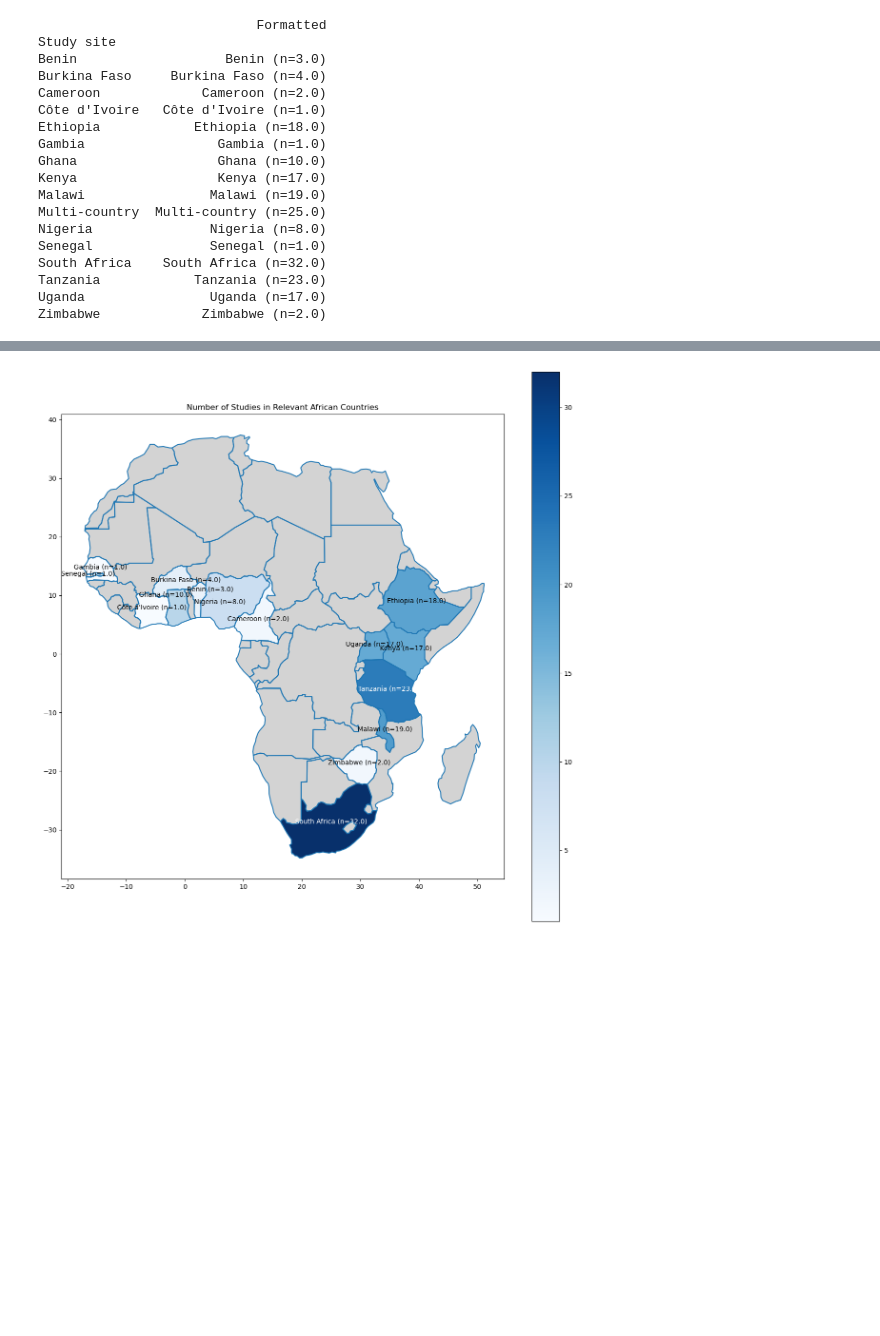
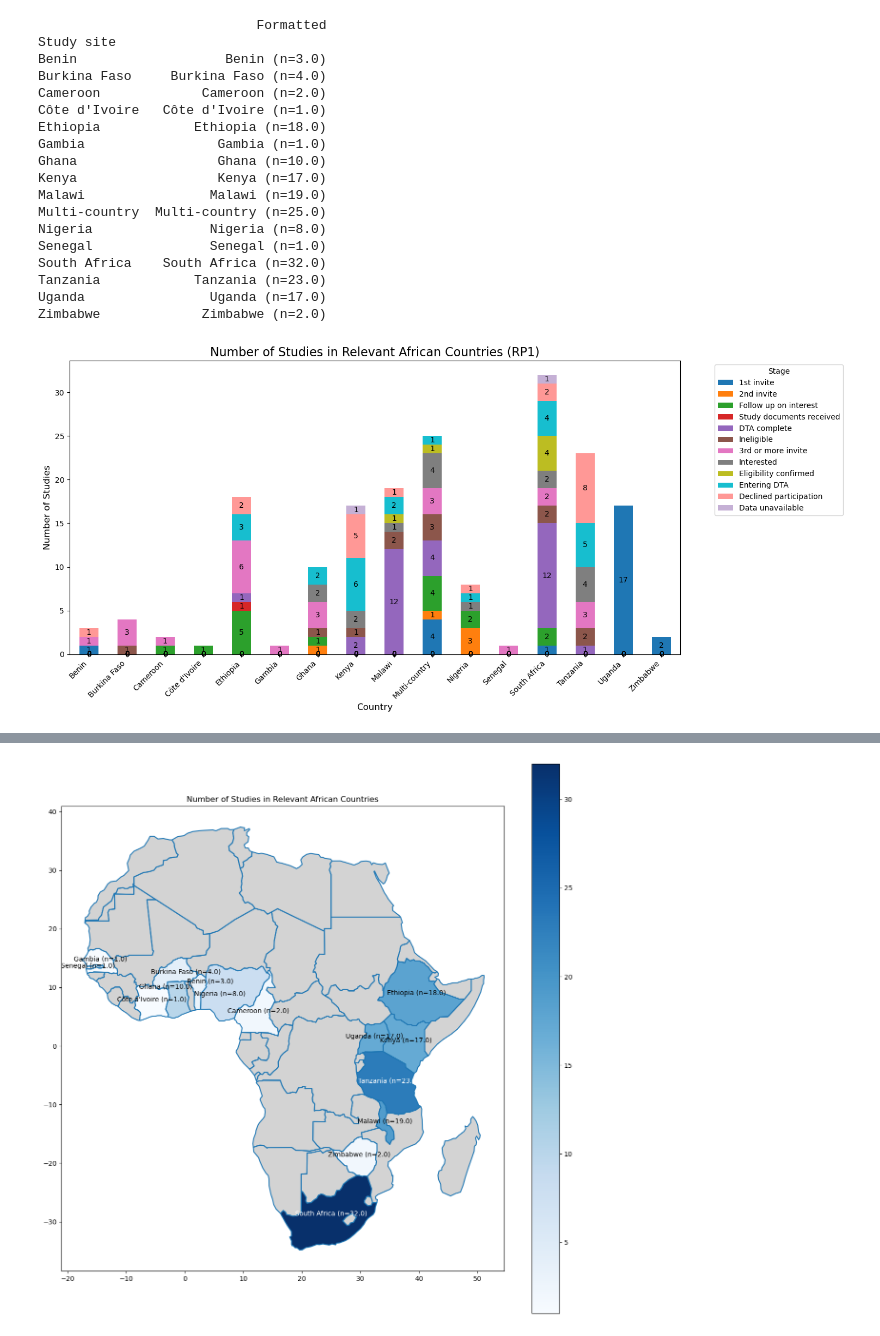
Before and after one commit to Logic06183/Heat_Project, a Jupyter notebook: RP2_report_0425.ipynb, the cells around one changed output, grey strips where cells are left out. Drawn from its saved outputs; the diff is of its cells as text; code cells hidden in the pictures; blank space fills up the shorter version.

```diff
--- a/RP2_report_0425.ipynb
+++ b/RP2_report_0425.ipynb
@@ -954,3 +421,40 @@ South Africa    South Africa (n=32.0)
 Tanzania            Tanzania (n=23.0)
 Uganda                Uganda (n=17.0)
 Zimbabwe             Zimbabwe (n=2.0)
+# %%
+import pandas as pd
+import matplotlib.pyplot as plt
+
+# Load the data from the Excel file
+file_path = 'HEAT_Tables_0517_am.xlsx'
+df_rp1_countries = pd.read_excel(file_path, sheet_name='RP1_Countries')
+
+# Create a list of stages in the correct order
+stage_order = ['1st invite', '2nd invite', 'Follow up on interest', 'Study documents received',
+               'DTA complete', 'Ineligible', '3rd or more invite', 'Interested', 'Eligibility confirmed',
+               'Entering DTA', 'Declined participation', 'Data unavailable']
+
+# Set the 'Study site' column as the index
+df_rp1_countries.set_index('Study site', inplace=True)
+
+# Plot the stacked bar chart
+ax = df_rp1_countries[stage_order].plot(kind='bar', stacked=True, figsize=(15, 7), color=[
+    '#1f77b4', '#ff7f0e', '#2ca02c', '#d62728', '#9467bd', '#8c564b', '#e377c2', '#7f7f7f',
+    '#bcbd22', '#17becf', '#ff9896', '#c5b0d5'
+])
+
+# Add the data labels
+for container in ax.containers:
+    ax.bar_label(container, label_type='center')
+
+# Set the title and labels
+plt.title('Number of Studies in Relevant African Countries (RP1)', fontsize=16)
+plt.xlabel('Country', fontsize=12)
+plt.ylabel('Number of Studies', fontsize=12)
+plt.xticks(rotation=45, ha='right')
+plt.legend(title='Stage', bbox_to_anchor=(1.05, 1), loc='upper left')
+plt.tight_layout()
+
+plt.show()
+# %% [output]
+[figure, added]
```
Also changed, not shown: parts of 10 cells of this notebook, 1 other file.
